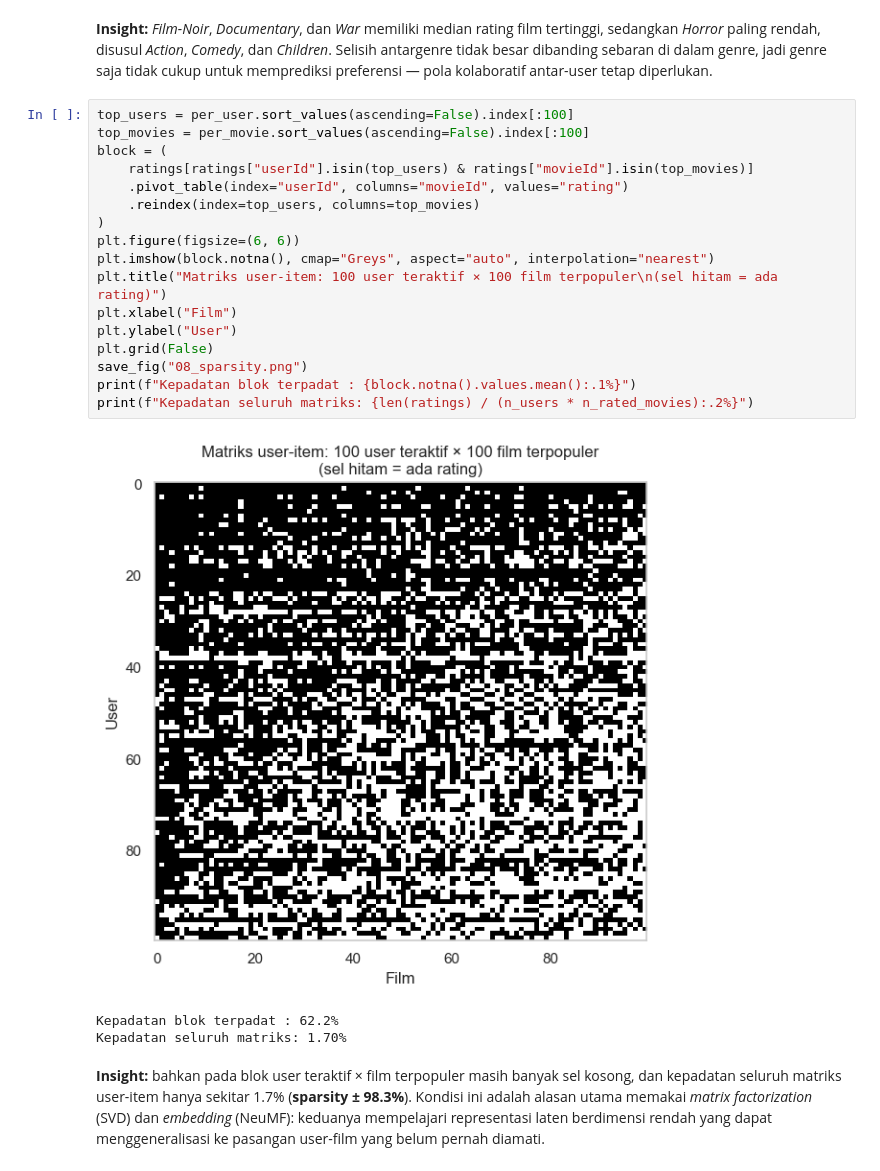
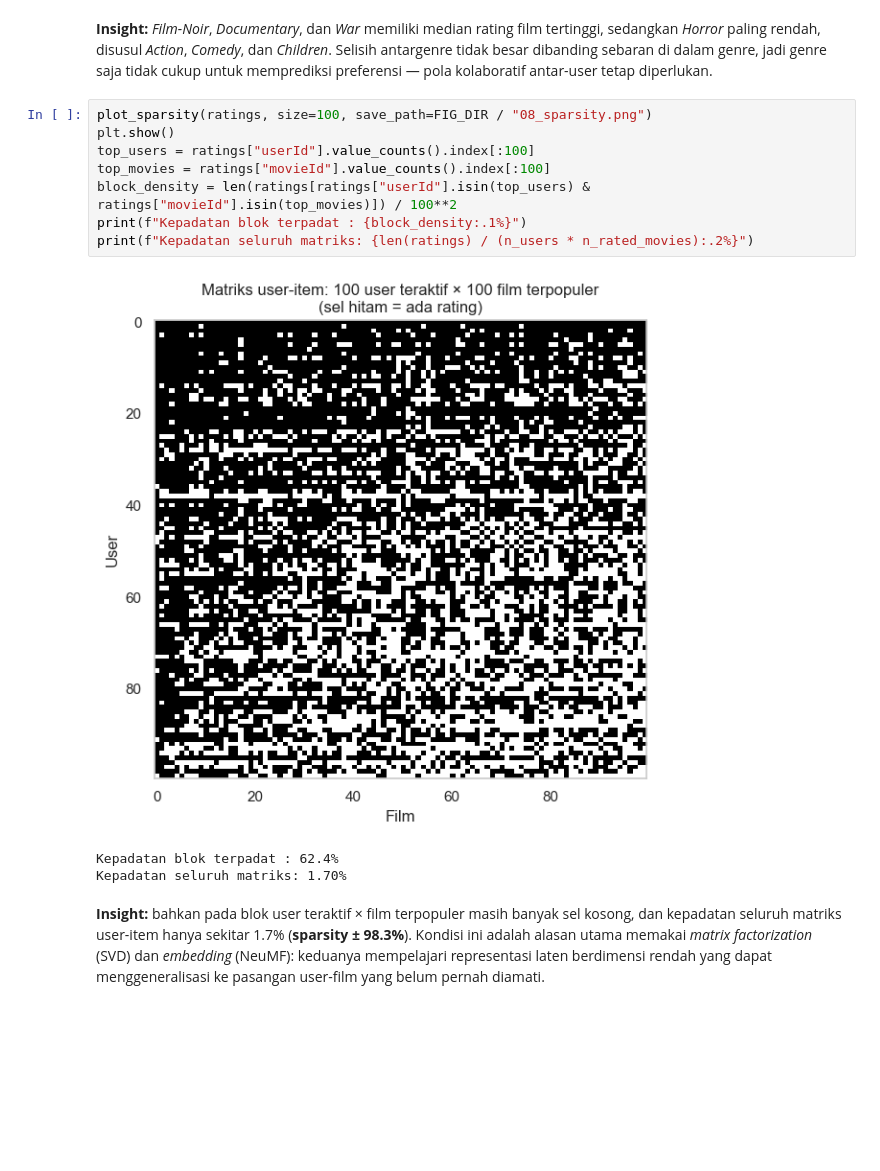
Before and after one commit to LouSens/movie-recommendation-system-ml, a Jupyter notebook: notebooks/sistem_rekomendasi_film.ipynb, the cells around one changed output. Cells and saved outputs as stored; diff of their text form; blank space fills up the shorter version.

```diff
--- a/notebooks/sistem_rekomendasi_film.ipynb
+++ b/notebooks/sistem_rekomendasi_film.ipynb
@@ -382,26 +493,17 @@ save_fig("07_genre_ratings.png")
 # %% [markdown]
 **Insight:** *Film-Noir*, *Documentary*, dan *War* memiliki median rating film tertinggi, sedangkan *Horror* paling rendah, disusul *Action*, *Comedy*, dan *Children*. Selisih antargenre tidak besar dibanding sebaran di dalam genre, jadi genre saja tidak cukup untuk memprediksi preferensi — pola kolaboratif antar-user tetap diperlukan.
-# %%
-top_users = per_user.sort_values(ascending=False).index[:100]
-top_movies = per_movie.sort_values(ascending=False).index[:100]
-block = (
-    ratings[ratings["userId"].isin(top_users) & ratings["movieId"].isin(top_movies)]
-    .pivot_table(index="userId", columns="movieId", values="rating")
-    .reindex(index=top_users, columns=top_movies)
-)
-plt.figure(figsize=(6, 6))
-plt.imshow(block.notna(), cmap="Greys", aspect="auto", interpolation="nearest")
-plt.title("Matriks user-item: 100 user teraktif × 100 film terpopuler\n(sel hitam = ada rating)")
-plt.xlabel("Film")
-plt.ylabel("User")
-plt.grid(False)
-save_fig("08_sparsity.png")
-print(f"Kepadatan blok terpadat : {block.notna().values.mean():.1%}")
-print(f"Kepadatan seluruh matriks: {len(ratings) / (n_users * n_rated_movies):.2%}")
-# %% [output]
-[figure, removed]
-Kepadatan blok terpadat : 62.2%
-Kepadatan seluruh matriks: 1.70%
+# %%
+plot_sparsity(ratings, size=100, save_path=FIG_DIR / "08_sparsity.png")
+plt.show()
+top_users = ratings["userId"].value_counts().index[:100]
+top_movies = ratings["movieId"].value_counts().index[:100]
+block_density = len(ratings[ratings["userId"].isin(top_users) & ratings["movieId"].isin(top_movies)]) / 100**2
+print(f"Kepadatan blok terpadat : {block_density:.1%}")
+print(f"Kepadatan seluruh matriks: {len(ratings) / (n_users * n_rated_movies):.2%}")
+# %% [output]
+[figure, added]
+Kepadatan blok terpadat : 62.4%
+Kepadatan seluruh matriks: 1.70%
 # %% [markdown]
 **Insight:** bahkan pada blok user teraktif × film terpopuler masih banyak sel kosong, dan kepadatan seluruh matriks user-item hanya sekitar 1.7% (**sparsity ± 98.3%**). Kondisi ini adalah alasan utama memakai *matrix factorization* (SVD) dan *embedding* (NeuMF): keduanya mempelajari representasi laten berdimensi rendah yang dapat menggeneralisasi ke pasangan user-film yang belum pernah diamati.
 # %% [markdown]
```
Also changed, not shown: parts of 32 cells of this notebook, 12 other files.
